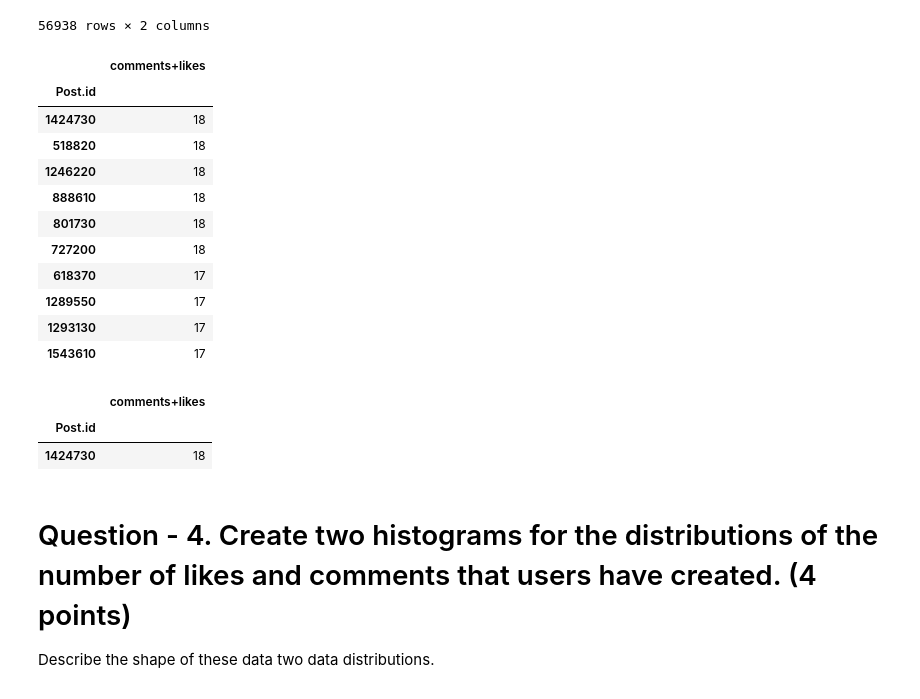
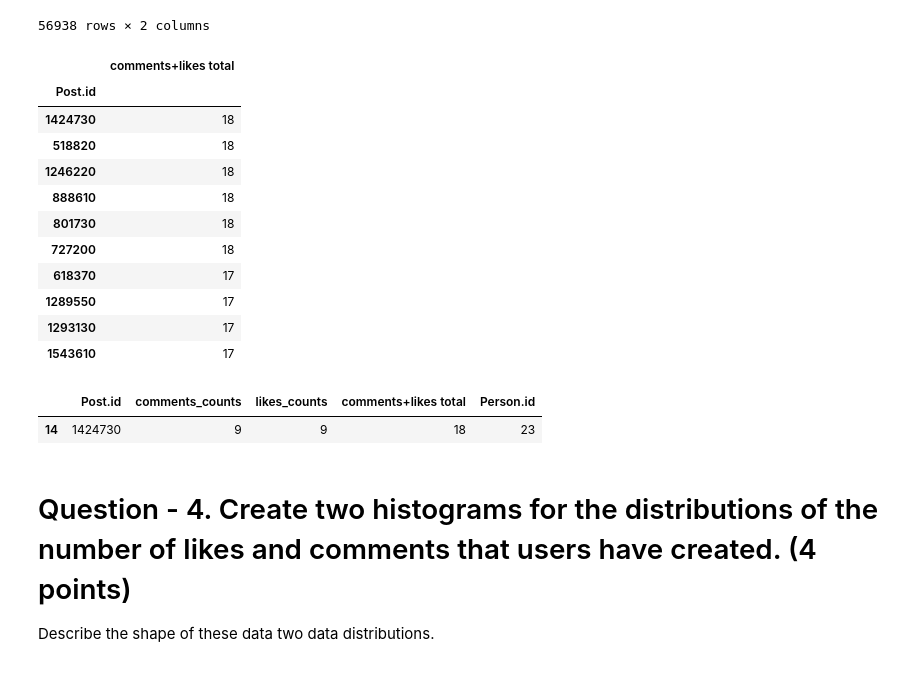
Before and after one commit to dylanxlam/data_science_practice_and_skills, a Jupyter notebook: practice/329e_HW2.ipynb, the cells around one changed output. Saved outputs shown, nothing was run; the diff lists cells and outputs as text; code cells hidden in the pictures.

```diff
--- a/practice/329e_HW2.ipynb
+++ b/practice/329e_HW2.ipynb
@@ -243,10 +168,11 @@ comments_and_likes
 | 352940 | 1 | 5 |
 56938 rows × 2 columns
 # %%
-comments_and_likes['comments+likes'] = comments_and_likes['comments_counts'] + comments_and_likes['likes_counts']
-comments_and_likes[['comments+likes']].nlargest(10, 'comments+likes')
+# Creating a new feature of the total comments + likes on each post and displaying the top 10
+comments_and_likes['comments+likes total'] = comments_and_likes['comments_counts'] + comments_and_likes['likes_counts']
+comments_and_likes[['comments+likes total']].nlargest(10, 'comments+likes total')
 # %% [output]
-|  | comments+likes |
+|  | comments+likes total |
 | Post.id |  |
 | 1424730 | 18 |
 | 518820 | 18 |
@@ -258,12 +184,14 @@ comments_and_likes[['comments+likes']].nlargest(10, 'comments+likes')
 | 1289550 | 17 |
 | 1293130 | 17 |
 | 1543610 | 17 |
-# %%
-comments_and_likes[['comments+likes']].nlargest(1, 'comments+likes')
-# %% [output]
-|  | comments+likes |
-| Post.id |  |
-| 1424730 | 18 |
+# %%
+# showing the creator that posted the most influential post
+
+
+comments_and_likes.merge(post_hasCreator_person, on = 'Post.id', how = 'inner').nlargest(1, 'comments+likes total')
+# %% [output]
+|  | Post.id | comments_counts | likes_counts | comments+likes total | Person.id |
+| 14 | 1424730 | 9 | 9 | 18 | 23 |
 # %% [markdown]
 # Question - 4. Create two histograms for the distributions of the number of likes and comments that users have created. (4 points)
 Describe the shape of these data two data distributions.
```
Also changed, not shown: parts of 22 cells of this notebook.
